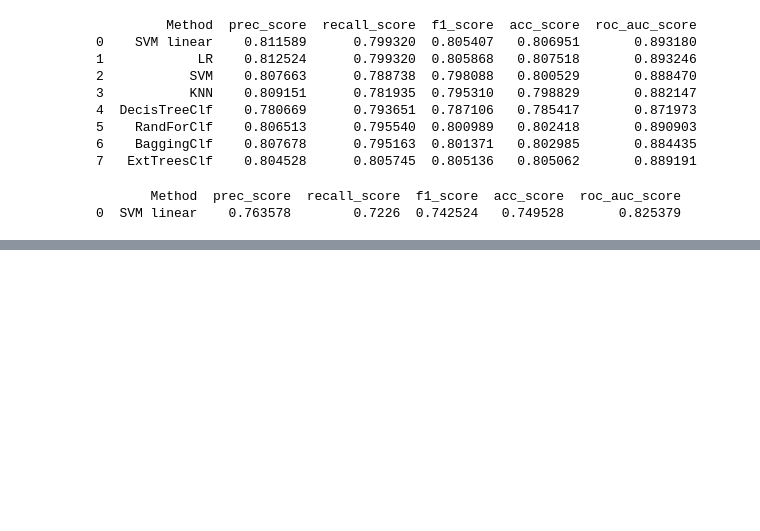
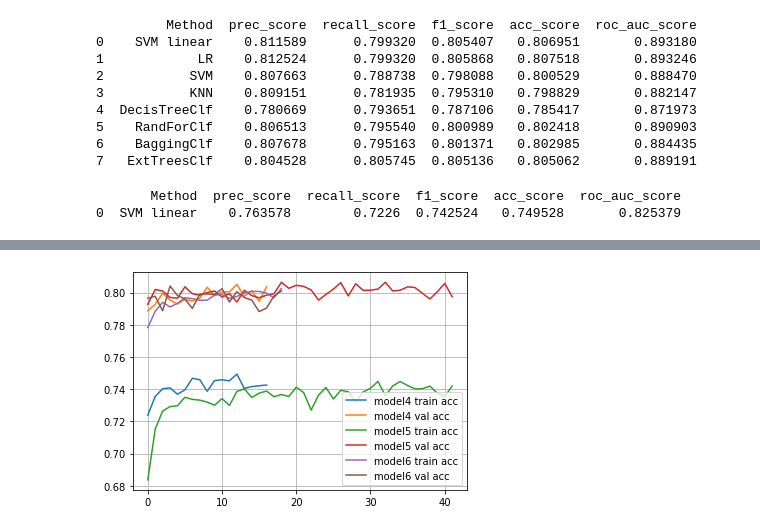
Before and after one commit to Bloczek227/Projekt-PSI, a Jupyter notebook: Projekt_clf15.ipynb, the cells around one changed output, grey strips where cells are left out. Saved outputs shown, nothing was run; the diff lists cells and outputs as text; code cells hidden in the pictures; blank space fills up the shorter version.

```diff
--- a/Projekt_clf15.ipynb
+++ b/Projekt_clf15.ipynb
@@ -548,0 +907,17 @@ print(df)
+# %%
+history15_6 = History()
+model6 = Sequential()
+model6.add(Dense(200,use_bias=False,input_shape=(X_train_clf15.shape[1],)))
+model6.add(BatchNormalization())
+model6.add(Activation("elu"))
+model6.add(Dense(60,use_bias=False))
+model6.add(BatchNormalization())
+model6.add(Activation("sigmoid"))
+model6.add(Dense(20,use_bias=False))
+model6.add(BatchNormalization())
+model6.add(Activation("relu"))
+model6.add(Dense(5,use_bias=False))
+model6.add(BatchNormalization())
+model6.add(Activation("elu"))
+model6.add(Dense(1,activation="sigmoid"))
+model6.summary()
@@ -548,0 +980,12 @@ print(df)
+# %%
+plt.plot(history15_4.history['accuracy'], label = "model4 train acc")
+plt.plot(history15_4.history['val_accuracy'], label = "model4 val acc")
+plt.plot(history15_5.history['accuracy'], label = "model5 train acc")
+plt.plot(history15_5.history['val_accuracy'], label = "model5 val acc")
+plt.plot(history15_6.history['accuracy'], label = "model6 train acc")
+plt.plot(history15_6.history['val_accuracy'], label = "model6 val acc")
+plt.legend()
+plt.grid(True)
+plt.show()
+# %% [output]
+[figure, added]
```
Also changed, not shown: parts of 22 cells of this notebook.
